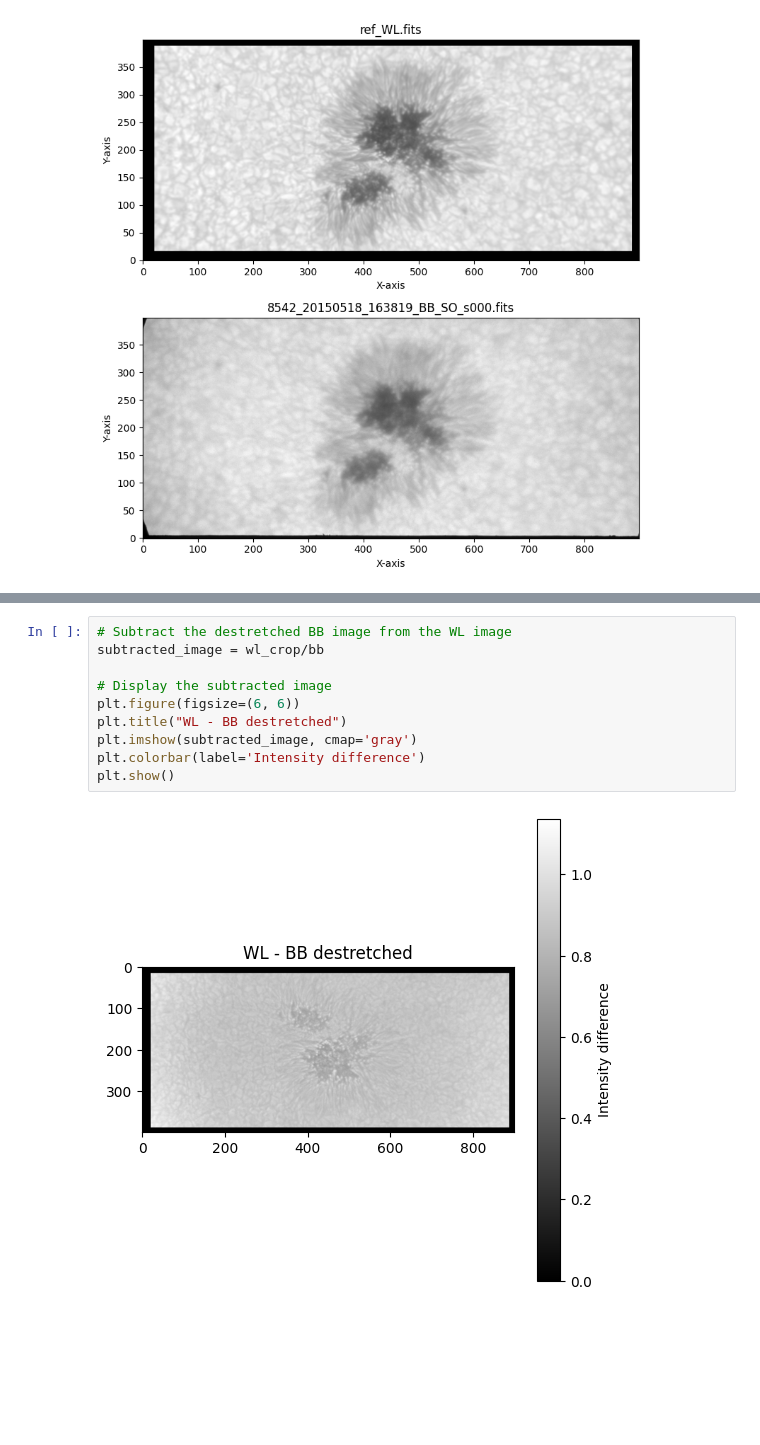
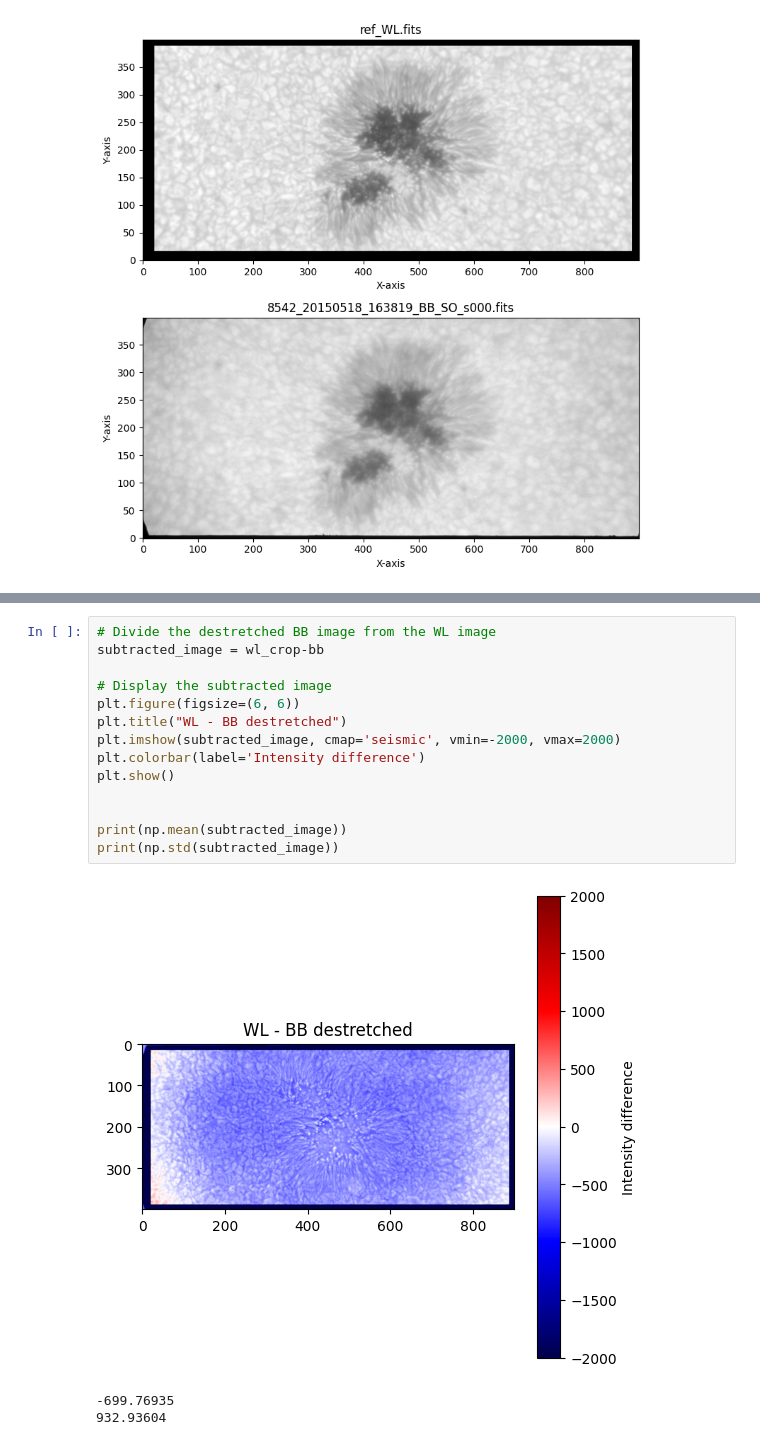
Before and after one commit to FabianaFerrente/ibis_pipeline, a Jupyter notebook: dest_ibis.ipynb, the cells around one changed output, grey strips where cells are left out. Drawn from its saved outputs; the diff is of its cells as text; blank space fills up the shorter version.

```diff
--- a/dest_ibis.ipynb
+++ b/dest_ibis.ipynb
@@ -103,14 +141,20 @@ plt.show()
 # %%
-# Subtract the destretched BB image from the WL image
-subtracted_image = wl_crop/bb
+# Divide the destretched BB image from the WL image
+subtracted_image = wl_crop-bb
 
 # Display the subtracted image
 plt.figure(figsize=(6, 6))
 plt.title("WL - BB destretched")
-plt.imshow(subtracted_image, cmap='gray')
+plt.imshow(subtracted_image, cmap='seismic', vmin=-2000, vmax=2000)
 plt.colorbar(label='Intensity difference')
 plt.show()
+
+
+print(np.mean(subtracted_image))
+print(np.std(subtracted_image))
 # %% [output]
-[figure, old version]
+[figure, new version]
+-699.76935
+932.93604
 # %%
 # Subtract the destretched BB image from the WL image
```
Also changed, not shown: parts of 6 cells of this notebook.
